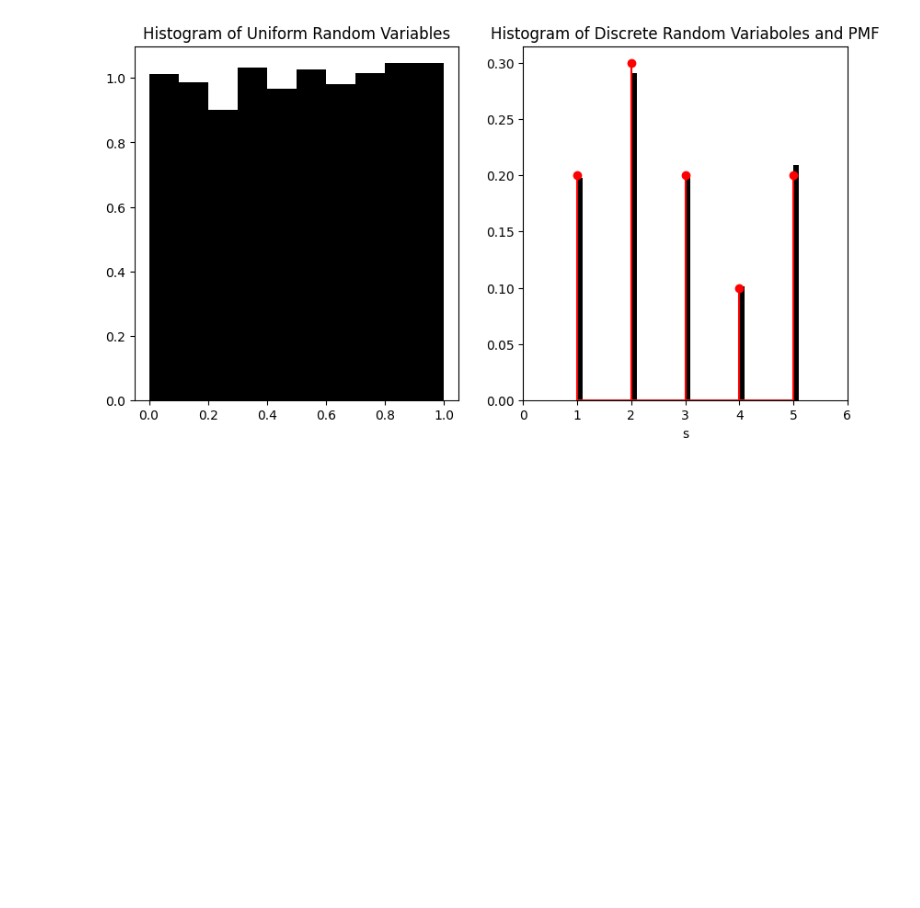
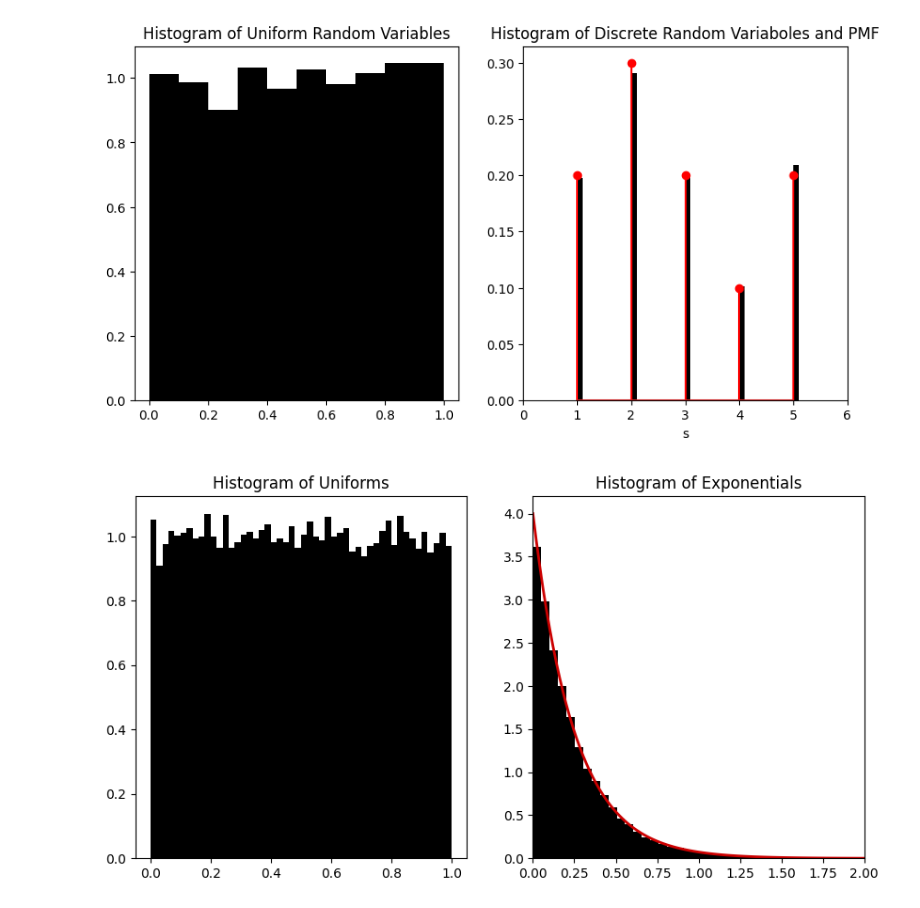
Before and after one commit to styuk/Time-Seriese, a Jupyter notebook: python/mcmc.ipynb, the cells around one changed output. Drawn from its saved outputs; the diff is of its cells as text; code cells hidden in the pictures; blank space fills up the shorter version.

```diff
--- a/python/mcmc.ipynb
+++ b/python/mcmc.ipynb
@@ -174,3 +174,39 @@ ax[1].set_title("Histogram of Discrete Random Variaboles and PMF")
 # %% [output]
 Text(0.5, 1.0, 'Histogram of Discrete Random Variaboles and PMF')
 [figure]
+# %%
+rng = np.random.default_rng(10)
+
+def exponential_pdf(x, lam):
+    return lam * np.exp(-lam * x)
+
+def exponential_cdf(x, lam):
+    return 1 - np.exp(-lam* x)
+
+# ラムダが4の指数分布について逆変換サンプリングを行う
+
+lam = 4
+N = 50000
+
+x = np.array([])
+un = []
+
+for n in range(N):
+    u = rng.uniform(0, 1)
+    un.append(u)
+    x = np.append(x, -np.log(1-u)/lam)
+
+fig = plt.figure(figsize=(10, 5))
+axs = fig.subplots(1,2)
+
+# y軸に対するuをプロットする
+xx = np.linspace(0, 2, 100)
+axs[0].hist(un, bins=50, density=True, color='k')
+axs[0].set_title("Histogram of Uniforms")
+axs[1].hist(x, bins=50, density=True, color='k')
+axs[1].plot(xx, exponential_pdf(xx, lam), color=[0.8, 0, 0], linewidth=2)
+axs[1].set_xlim(0, 2)
+axs[1].set_title("Histogram of Exponentials")
+plt.show();
+# %% [output]
+[figure, added]
```
